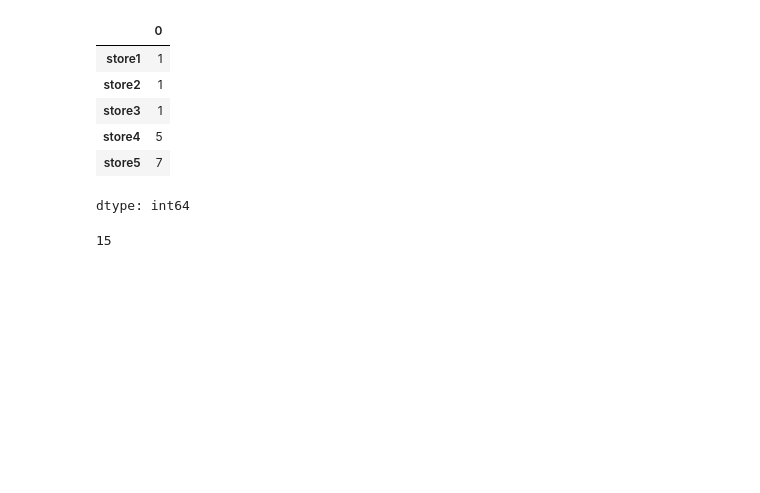
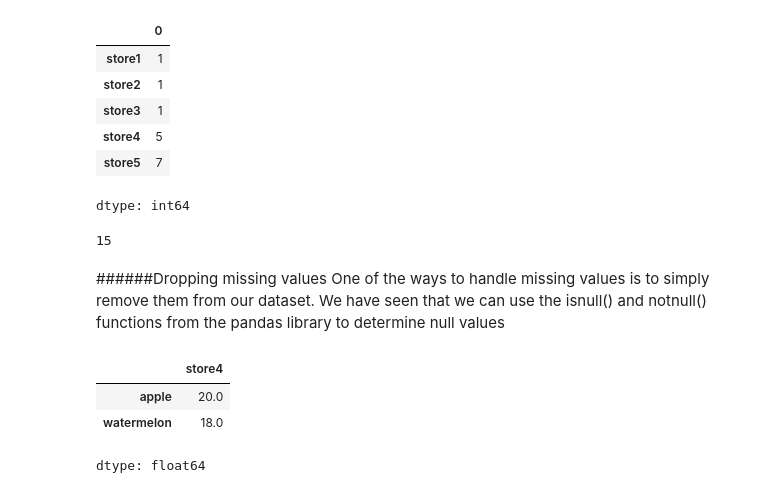
Before and after one commit to salemprakash/EDA, a Jupyter notebook: Chapter2.ipynb, the cells around one changed output. Cells and saved outputs as stored; diff of their text form; code cells hidden in the pictures; blank space fills up the shorter version.

```diff
--- a/Chapter2.ipynb
+++ b/Chapter2.ipynb
@@ -288,3 +288,13 @@ dfx.isnull().sum().sum()
 # %%
 #5. So, instead of counting the number of missing values, we can count the number of reported values:
 dfx.count()
+# %% [markdown]
+######Dropping missing values
+One of the ways to handle missing values is to simply remove them from our dataset. We have seen that we can use the isnull() and notnull() functions from the pandas library to determine null values
+# %%
+dfx.store4[dfx.store4.notnull()]
+# %% [output]
+|  | store4 |
+| apple | 20.0 |
+| watermelon | 18.0 |
+dtype: float64
```
Also changed, not shown: parts of 7 cells of this notebook.
